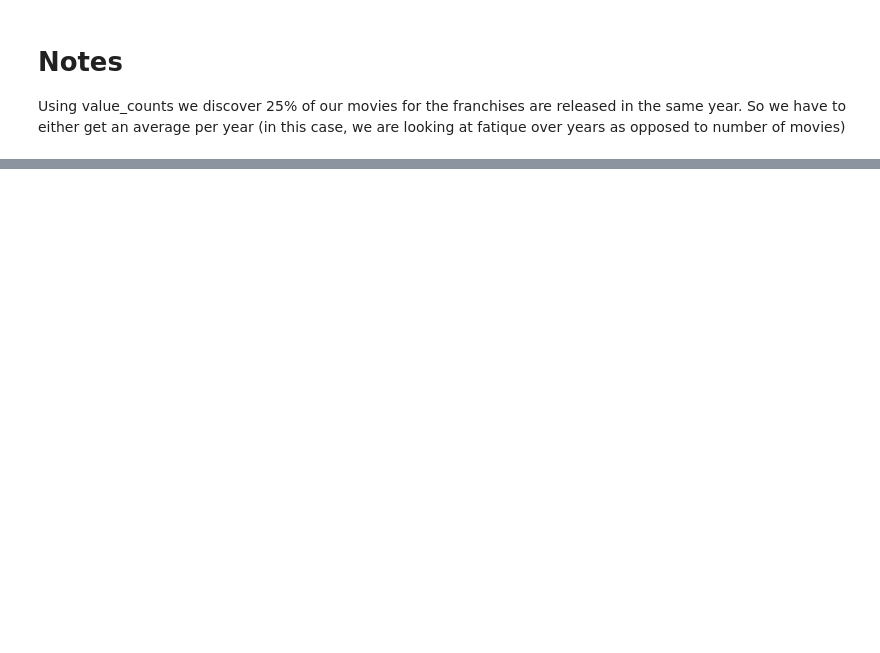
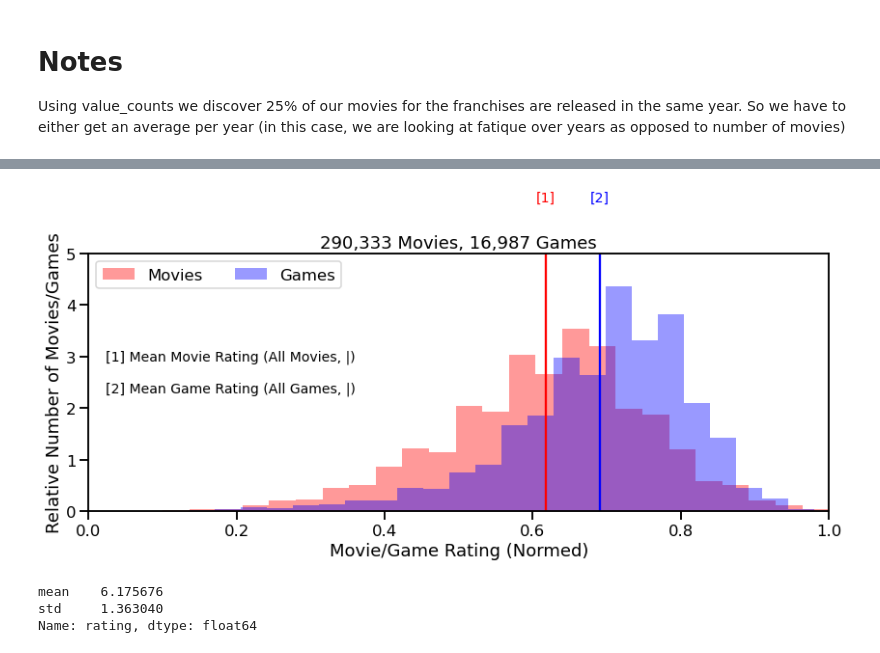
Before and after one commit to adambrennan150/Franchises, a Jupyter notebook: Initial_Analysis.ipynb, the cells around one changed output, grey strips where cells are left out. Drawn from its saved outputs; the diff is of its cells as text; code cells hidden in the pictures; blank space fills up the shorter version.

```diff
--- a/Initial_Analysis.ipynb
+++ b/Initial_Analysis.ipynb
@@ -35,6 +48,8 @@ movies_df.sample()
     &emsp;"Number in Franchise"
 # %% [markdown]
 Get number of movies/games in franchise
+# %%
+complete_df['franchise_count'] = complete_df['franchise_id'].map(complete_df['franchise_id'].value_counts())
 # %%
 movies_df['franchise_count'] = movies_df['franchise_id'].map(movies_df['franchise_id'].value_counts())
 games_df['franchise_count'] = games_df['franchise_id'].map(games_df['franchise_id'].value_counts())
@@ -97,5 +72,7 @@ games_df.franchise_id.nunique()
 # %% [markdown]
 Remove any movies or games where the total franchise count after matching the series is less than 3
+# %%
+complete_df[["franchise_id", "franchise_name", "franchise_count"]] = complete_df[["franchise_id", "franchise_name", "franchise_count"]].apply(lambda x: np.nan if x["franchise_count"] < 3 else x, axis=1)
 # %%
 movies_df[["franchise_id", "franchise_name", "franchise_count"]] = movies_df[["franchise_id", "franchise_name", "franchise_count"]].apply(lambda x: np.nan if x["franchise_count"] < 3 else x, axis=1).sort_values("franchise_count")
 games_df[["franchise_id", "franchise_name", "franchise_count"]] = games_df[["franchise_id", "franchise_name", "franchise_count"]].apply(lambda x: np.nan if x["franchise_count"] < 3 else x, axis=1).sort_values("franchise_count")
@@ -112,2 +93,5 @@ games_df.franchise_id.nunique()
 # %% [markdown]
 Remove non-numerical years from data and convert to int
+# %%
+complete_df = complete_df[~(complete_df["year"] == "\\N")]
+complete_df["year"] = complete_df["year"].apply(lambda x: int(x))
@@ -288,10 +251,9 @@ movies_df[movies_df["franchise_id"] == "f1"].sort_values("startYear")
 # %%
-cols = ["tconst", "averageRating", "numVotes", "startYear"]
-#new_cols = ["tconst", "rating", "votes", "year"]
+cols = ["tconst", "rating", "votes", "year"]
 
-games_scores = games_df[cols]
+games_scores = complete_df[complete_df["type"] == "game"][cols]
 
-movies_scores = movies_df[cols]
+movies_scores = complete_df[complete_df["type"] == "movie"][cols]
 # %%
 %matplotlib inline
 
@@ -303,9 +265,9 @@ fig_width, fig_height = 4, 3
 fig, ax = plt.subplots(figsize=(fig_width*3, fig_height*2))
 
 interval = 0.01
-((movies_scores['averageRating']/10)).hist(
+((movies_scores['rating']/10)).hist(
     bins=25, ax=ax, grid=False, color="red", density=True, alpha=.4)
-((games_scores['averageRating']/10)).hist(
+((games_scores['rating']/10)).hist(
     bins=25, ax=ax, grid=False, color="blue", density=True, alpha=.4)
 
 
@@ -314,34 +276,40 @@ ax.set_xlim(0, 1)
 
 ax.legend(['Movies', 'Games'], ncol=2, loc='upper left')
 
-mean_movie_rating = (movies_scores['averageRating']/10).mean()
-mean_game_rating = (games_scores['averageRating']/10).mean()
+mean_movie_rating = (movies_scores['rating']/10).mean()
+mean_game_rating = (games_scores['rating']/10).mean()
 
 ax.axvline(mean_movie_rating, color="red")
 ax.axvline(mean_game_rating, color="blue")
 
 ax.text(mean_movie_rating, 6, '[1]', ha='center',color="red", backgroundcolor='w', fontsize=14)
 
 ax.text(mean_game_rating, 6, '[2]', ha='center',color="blue", backgroundcolor='w', fontsize=14)
 
 
 ax.text(
     0, 2,
     '''
     [1] Mean Movie Rating (All Movies, |)
 
     [2] Mean Game Rating (All Games, |)
     ''',
     fontsize=14
 )
 
 ax.set_xlabel('Movie/Game Rating (Normed)')
 ax.set_ylabel('Relative Number of Movies/Games')
 
 ax.set_title('{:,} Movies, {:,} Games'.format(len(movies_scores), len(games_scores)))
 
 fig.tight_layout()
 
 #fig.savefig('../../graphs/2400_fig_1_normed_rating_distributions.png', format='png', dpi=300)
+# %% [output]
+[figure, added]
 # %%
-movies_df['averageRating'].agg(['mean', 'std'])
+complete_df[complete_df["type"] == "movie"]['rating'].agg(['mean', 'std'])
+# %% [output]
+mean    6.175676
+std     1.363040
+Name: rating, dtype: float64
```
Also changed, not shown: parts of 75 cells of this notebook.
